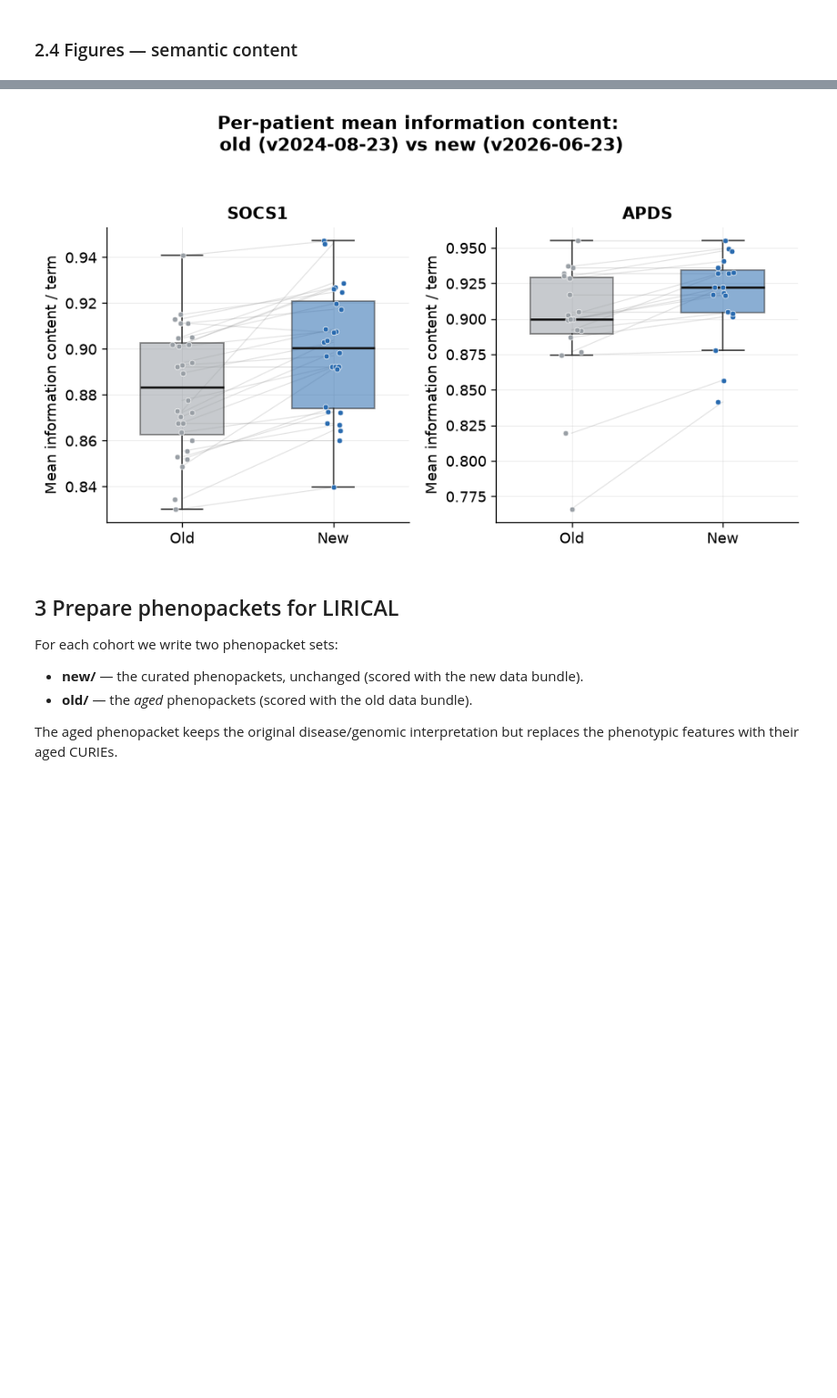
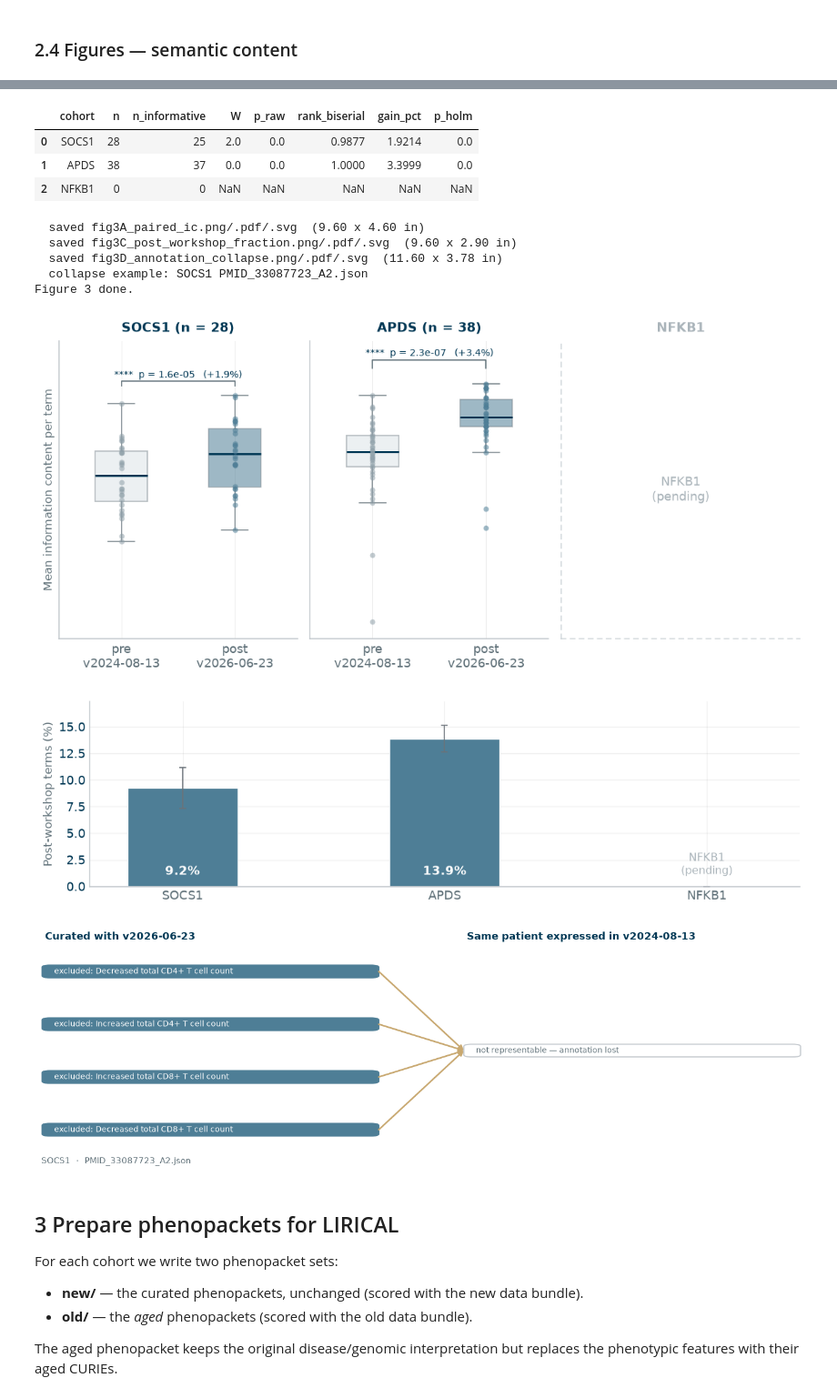
Before and after one commit to P2GX/esid4hpo-analysis, a Jupyter notebook: src/analysis/esid4hpo_analysis.ipynb, the cells around one changed output, grey strips where cells are left out. Shown at 91% size. Saved outputs shown, nothing was run; the diff lists cells and outputs as text; code cells hidden in the pictures; blank space fills up the shorter version.

Commit message:
analyssi scripts and output of analysis

```diff
--- a/src/analysis/esid4hpo_analysis.ipynb
+++ b/src/analysis/esid4hpo_analysis.ipynb
@@ -609,12 +609,26 @@ fig.savefig(FPATH_FIGS / "semantic_summary.pdf")
 # %%
-# per-cohort paired IC panels
-n = len(ACTIVE)
-fig, axes = plt.subplots(1, n, figsize=(4.0 * n, 4.4), squeeze=False)
-for ax, c in zip(axes[0], ACTIVE):
-    plot_ic_paired_per_cohort(df_patient, c.name, ax=ax)
-fig.suptitle("Per-patient mean information content: \n"
-            "old (v2024-08-23) vs new (v2026-06-23)",
-             fontsize=13, fontweight="bold", y=1.04)
-fig.tight_layout()
-fig.savefig(FPATH_FIGS / "semantic_per_cohort.png")
+# ---------------------------------------------------------------
+# FIGURE 3 - information content (panels A-D)
+#   A  paired per-patient IC per cohort (+ Holm-corrected p-values)
+#   B  cross-cohort summary bars with % gain
+#   C  fraction of annotations using post-workshop terms
+#   D  worked example: annotation collapse in a single patient
+#
+# Code lives in fig3_panels.py (plain Python, easy to edit). NFKB1 keeps a
+# reserved slot until its data arrive - edit FIG3_COHORTS there to change.
+# ---------------------------------------------------------------
+import pathlib as _pl
+
+_cands = [FPATH_NB / "fig3_panels.py",
+          FPATH_SRC / "analysis" / "fig3_panels.py",
+          _pl.Path.cwd() / "fig3_panels.py",
+          _pl.Path.cwd() / "src" / "analysis" / "fig3_panels.py"]
+FIG3_PATH = next((p for p in _cands if p.is_file()), None)
+if FIG3_PATH is None:
+    raise FileNotFoundError(
+        "fig3_panels.py not found. Looked in:\n  " +
+        "\n  ".join(str(p) for p in _cands) +
+        "\nPut it next to this notebook (src/analysis/) or set FIG3_PATH manually.")
+print("running", FIG3_PATH)
+exec(open(FIG3_PATH).read())
 # %% [output]
@@ -621,4 +637,15 @@ fig.savefig(FPATH_FIGS / "semantic_per_cohort.png")
+|  | cohort | n | n_informative | W | p_raw | rank_biserial | gain_pct | p_holm |
+| 0 | SOCS1 | 28 | 25 | 2.0 | 0.0 | 0.9877 | 1.9214 | 0.0 |
+| 1 | APDS | 38 | 37 | 0.0 | 0.0 | 1.0000 | 3.3999 | 0.0 |
+| 2 | NFKB1 | 0 | 0 | NaN | NaN | NaN | NaN | NaN |
+  saved fig3A_paired_ic.png/.pdf/.svg  (9.60 x 4.60 in)
+  saved fig3C_post_workshop_fraction.png/.pdf/.svg  (9.60 x 2.90 in)
+  saved fig3D_annotation_collapse.png/.pdf/.svg  (11.60 x 3.78 in)
+  collapse example: SOCS1 PMID_33087723_A2.json
+Figure 3 done.
-[figure, old version]
+[figure, new version]
+[figure, added]
+[figure, added]
 # %% [markdown]
 ## 3  Prepare phenopackets for LIRICAL
 
```
Also changed, not shown: parts of 9 cells of this notebook, 10 other files.
